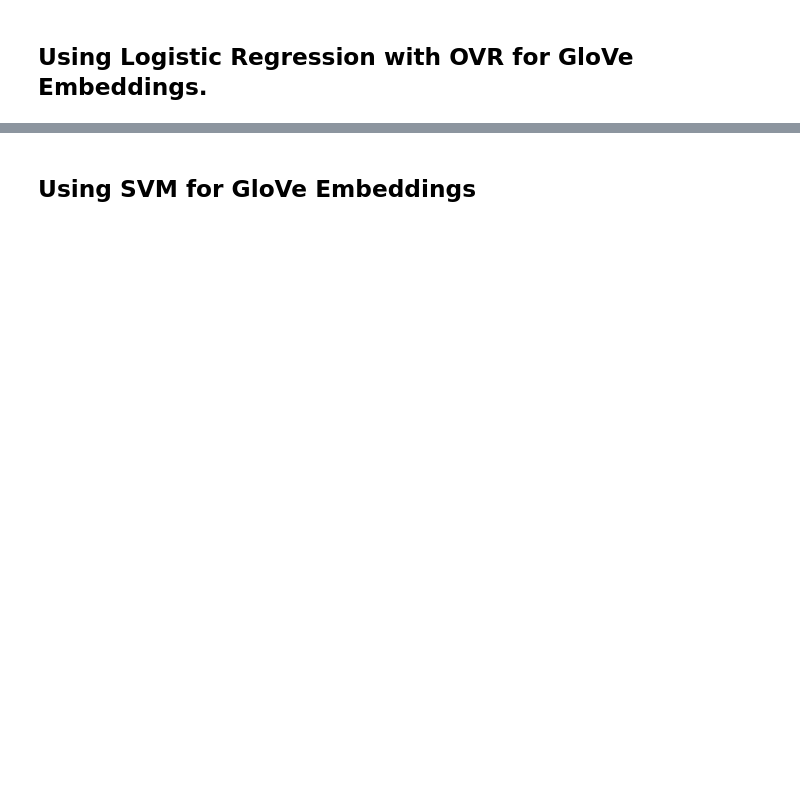
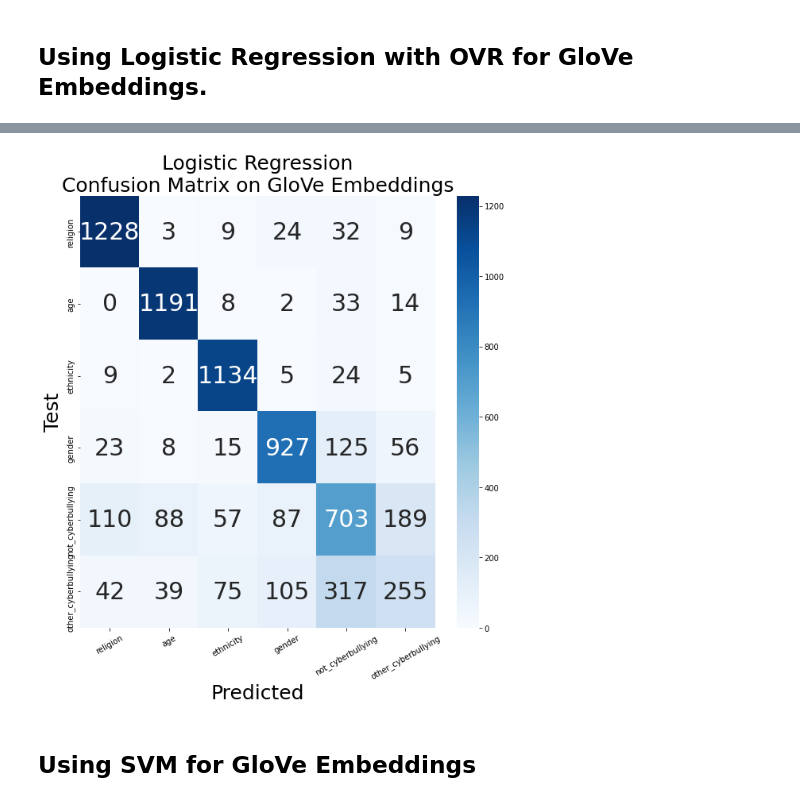
Before and after one commit to vishal19217/CyberBullying_Sentiment_Analysis, a Jupyter notebook: ML_Project_PreProcessing.ipynb, the cells around one changed output, grey strips where cells are left out. Saved outputs shown, nothing was run; the diff lists cells and outputs as text; code cells hidden in the pictures; blank space fills up the shorter version.

```diff
--- a/ML_Project_PreProcessing.ipynb
+++ b/ML_Project_PreProcessing.ipynb
@@ -1039,3 +1060,21 @@ Average accuracy obtained on training set= 0.7820444668697359
+# %%
+def conf_matrix(y, y_pred, title, labels):
+  fig, ax =plt.subplots(figsize=(10,10))
+  ax=sns.heatmap(confusion_matrix(y, y_pred), annot=True, cmap="Blues", fmt='g', cbar=True, annot_kws={"size":30})
+  plt.title(title, fontsize=25)
+  ax.xaxis.set_ticklabels(labels, fontsize=10,rotation = 30)
+  ax.yaxis.set_ticklabels(labels, fontsize=10)
+  ax.set_ylabel('Test', fontsize=25)
+  ax.set_xlabel('Predicted', fontsize=25)
+  plt.show()
+class_labels = ['religion','age','ethnicity','gender','not_cyberbullying','other_cyberbullying']
+# %%
+lr = LogisticRegression(multi_class = 'ovr', max_iter = 10000)
+lr.fit(X_train, Y_train)
+Y_pred = lr.predict(X_test)
+conf_matrix(Y_test, Y_pred, 'Logistic Regression\nConfusion Matrix on GloVe Embeddings', class_labels)
+# %% [output]
+[figure, added]
 # %% [markdown]
 ## Using SVM for GloVe Embeddings
 # %%
```
Also changed, not shown: parts of 32 cells of this notebook.
